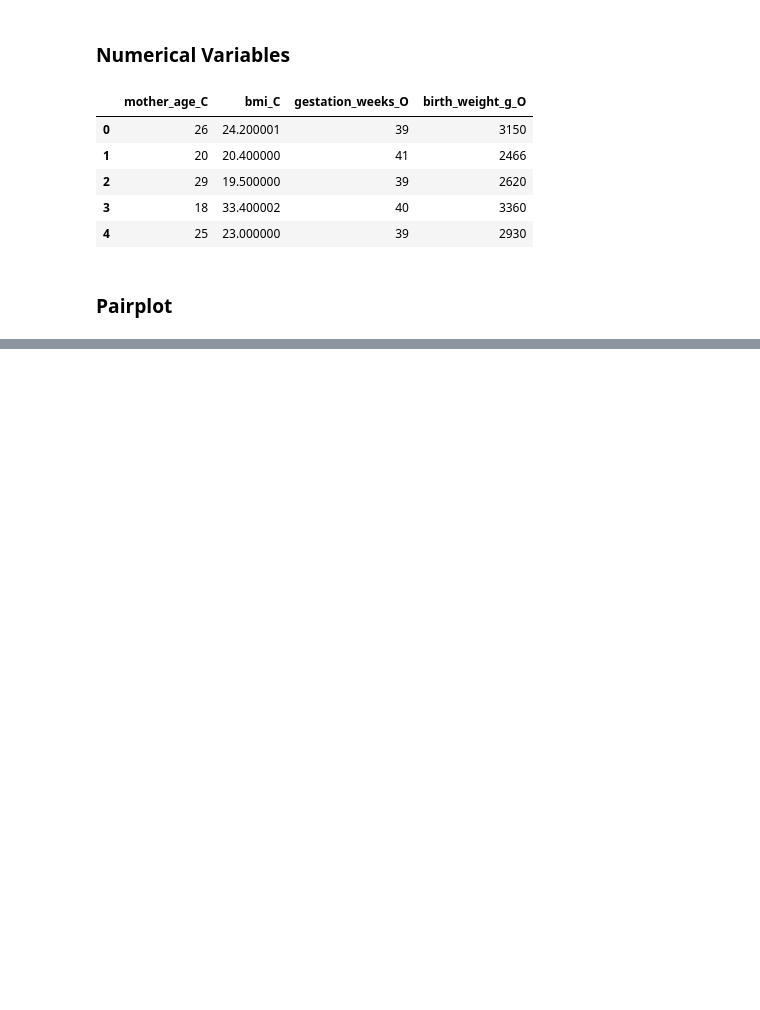
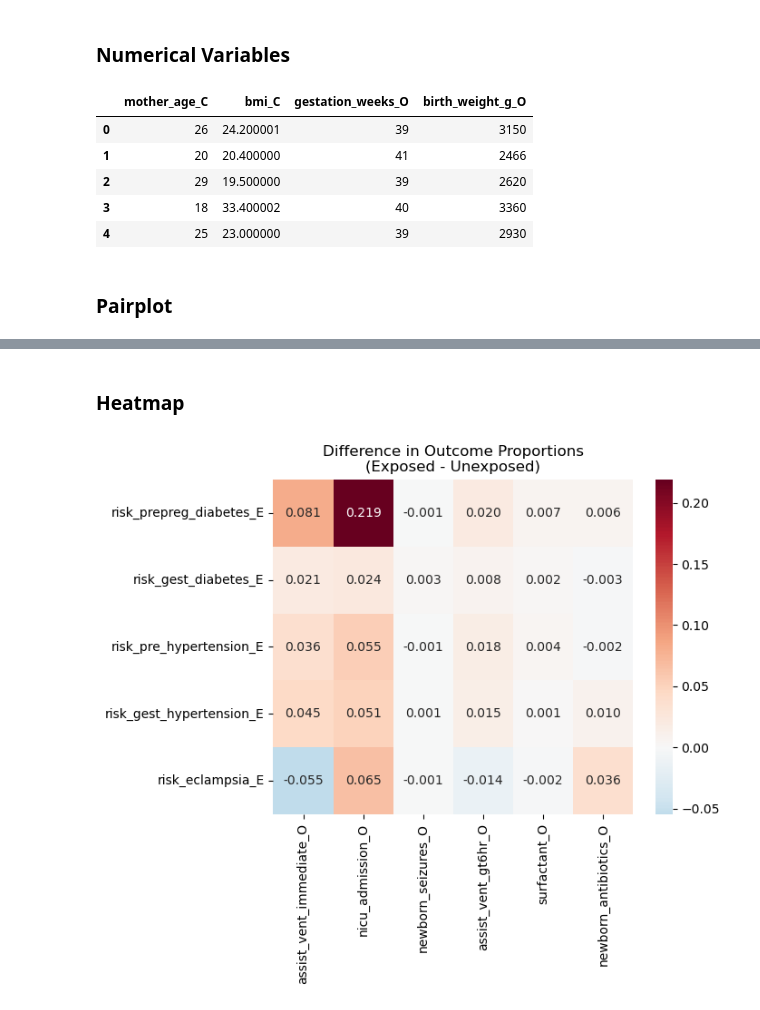
Before and after one commit to alisonmanna/dsan5100-final-project-group4, a Jupyter notebook: eda/eda_alison.ipynb, the cells around one changed output, grey strips where cells are left out. Saved outputs shown, nothing was run; the diff lists cells and outputs as text; code cells hidden in the pictures; blank space fills up the shorter version.

```diff
--- a/eda/eda_alison.ipynb
+++ b/eda/eda_alison.ipynb
@@ -162,0 +188,30 @@ plt.show()
+# %% [markdown]
+### Heatmap
+# %%
+exposure_vars = ['risk_prepreg_diabetes_E', 'risk_gest_diabetes_E', 'risk_pre_hypertension_E', 'risk_gest_hypertension_E', 'risk_eclampsia_E']
+
+# Calculate raw proportion differences (no testing yet)
+def prop_difference(data, exposure, outcome, outcome_value=True):
+    # Calculate difference in outcome proportion between exposed/unexposed
+    exposed = data[data[exposure] == True][outcome].mean()
+    unexposed = data[data[exposure] == False][outcome].mean()
+    return exposed - unexposed
+
+# heatmap of proportion differences
+categorical_outcomes = ['assist_vent_immediate_O', 'nicu_admission_O',
+                       'newborn_seizures_O', 'assist_vent_gt6hr_O', 'surfactant_O', 'newborn_antibiotics_O'] # surfactant_O, newborn_antibiotics_O
+
+prop_diff_matrix = pd.DataFrame(index=exposure_vars,
+                                columns=categorical_outcomes)
+
+for exposure in exposure_vars:
+    for outcome in categorical_outcomes:
+        diff = prop_difference(data, exposure, outcome)
+        prop_diff_matrix.loc[exposure, outcome] = diff
+
+sns.heatmap(prop_diff_matrix.astype(float), annot=True, cmap='RdBu_r',
+            center=0, fmt='.3f')
+plt.title('Difference in Outcome Proportions\n(Exposed - Unexposed)')
+plt.savefig("../plots/eda/multivar/prop_diff_heatmap_natality.png", dpi=300)
+# %% [output]
+[figure, added]
```
Also changed, not shown: parts of 12 cells of this notebook, 53 other files.
